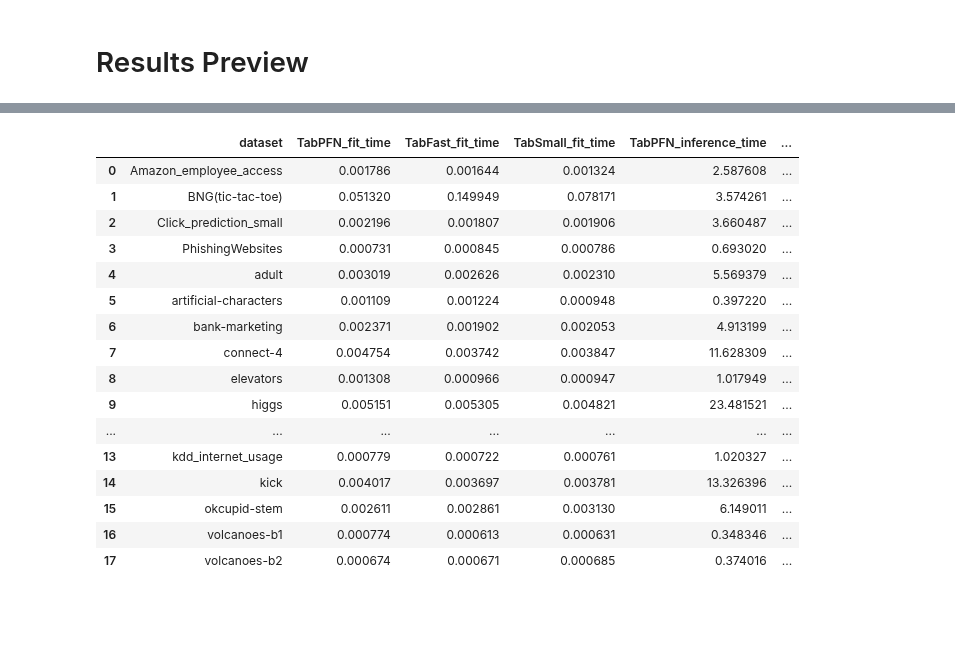
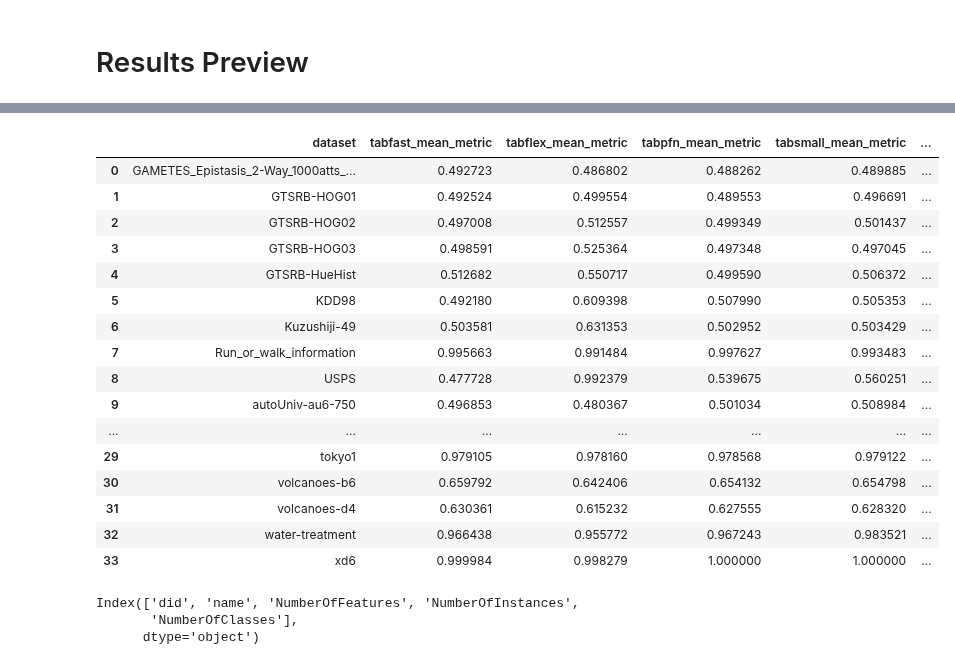
Before and after one commit to microsoft/ticl, a Jupyter notebook: mothernet/notebooks/large_test_set.ipynb, the cells around one changed output, grey strips where cells are left out. Drawn from its saved outputs; the diff is of its cells as text; code cells hidden in the pictures; blank space fills up the shorter version.

```diff
--- a/mothernet/notebooks/large_test_set.ipynb
+++ b/mothernet/notebooks/large_test_set.ipynb
@@ -44,7 +61,7 @@ os.environ['CUDA_VISIBLE_DEVICES'] = '0'
 # Datasets
 # %%
 cc_test_datasets_multiclass, cc_test_datasets_multiclass_df = load_openml_list(
-    open_cc_large_dids,
+    new_valid_dids,
     # [1491, 41986, 42343],
     multiclass=True,
     shuffled=True,
@@ -60,7 +77,7 @@ Number of datasets: 19
 eval_positions = [5000000]
 max_features = 5000
 n_samples = 1000000
-base_path = os.path.join('../')
+base_path = f'{root_dir}/tabflex/train_tabflex/mothernet'
 overwrite = False
 # max_times only affect non-nn models, nn models are not affected by max_times
 # for non-nn models, when the runtime is longer than the max_time, it should stop
@@ -196,14 +145,16 @@ evaluating knn on cpu
 # %%
 max_times = [10000000]
 device = "cuda"
+output_dir = f'{base_path}/results/tabular/multiclass'
+os.makedirs(output_dir, exist_ok=True)
 
 results_tabpfn = []
 
 tabpfn_models = {
-    # 'ssm_tabpfn_b4_largedatasetTrue_modellinear_attention_nsamples50000_08_01_2024_22_05_50': ('TabFast', '110'),
-    # 'prior_diff_real_checkpoint_n_0': ('TabPFN', '100'),
+    'ssm_tabpfn_b4_largedatasetTrue_modellinear_attention_nsamples50000_08_01_2024_22_05_50': ('TabFast', '110'),
+    'prior_diff_real_checkpoint_n_0': ('TabPFN', '100'),
     'ssm_tabpfn_b4_maxnumclasses100_modellinear_attention_numfeatures1000_n1024_validdatanew_warm_08_23_2024_19_25_40': ('TabFlex', '1410'),
-    # 'ssm_tabpfn_modellinear_attention_08_28_2024_19_00_44': ('TabSmall', '1210'),
+    'ssm_tabpfn_modellinear_attention_08_28_2024_19_00_44': ('TabSmall', '1210'),
 }
 
 for model_string in tabpfn_models:
@@ -217,7 +168,7 @@ for model_string in tabpfn_models:
     result = eval_on_datasets(
         'multiclass',
         model,
-        model_string,
+        tabpfn_models[model_string][0].lower(),
         cc_test_datasets_multiclass,
         eval_positions=eval_positions,
         max_times=max_times,
@@ -226,14 +177,15 @@ for model_string in tabpfn_models:
         n_samples=n_samples,
         base_path=base_path,
         overwrite=False,
-        fetch_only=False,
+        fetch_only=True,
         n_jobs=1,
         device=device,
     )
 
     results_tabpfn.append(result)
 
+
 # store the results as pickle
-with open(f'{base_path}/results/tabular/multiclass/tabpfn_summary.pkl', 'wb') as f:
+with open(f'{output_dir}/tabpfn_summary.pkl', 'wb') as f:
     pickle.dump(results_tabpfn, f)
 # %% [output]
@@ -303,35 +280,53 @@ results_view
 # %%
 cols = ['fit_time', 'inference_time', 'mean_metric']
 
 # Pivot the table
 pivot_table = results_view.pivot(index='dataset', columns='model', values=cols)
+models = pivot_table['fit_time'].columns.tolist()
 
 # Flatten column names
 pivot_table.columns = [f'{col[1]}_{col[0]}' for col in pivot_table.columns]
 
 # Reset index to make 'dataset' a column
 pivot_table = pivot_table.reset_index()
 
+# Calculate runtime by adding fit_time and inference_time
+for model in models:
+    pivot_table[f'{model}_runtime'] = pivot_table[f'{model}_fit_time'] + pivot_table[f'{model}_inference_time']
+
+# Update cols list to include runtime instead of fit_time and inference_time
+cols = ['runtime', 'mean_metric']
+
 columns_mapping = {f'{model_string}_{col}': f'{tabpfn_models[model_string][0]}_{col}' for model_string in tabpfn_models for col in cols}
 
 # Rename columns for clarity
 pivot_table = pivot_table.rename(columns=columns_mapping)
+
+# Drop the original fit_time and inference_time columns
+pivot_table = pivot_table.drop(columns=[col for col in pivot_table.columns if 'fit_time' in col or 'inference_time' in col])
+
 pivot_table
 # %% [output]
-|  | dataset | TabPFN_fit_time | TabFast_fit_time | TabSmall_fit_time | TabPFN_inference_time | ... |
-| 0 | Amazon_employee_access | 0.001786 | 0.001644 | 0.001324 | 2.587608 | ... |
-| 1 | BNG(tic-tac-toe) | 0.051320 | 0.149949 | 0.078171 | 3.574261 | ... |
-| 2 | Click_prediction_small | 0.002196 | 0.001807 | 0.001906 | 3.660487 | ... |
-| 3 | PhishingWebsites | 0.000731 | 0.000845 | 0.000786 | 0.693020 | ... |
-| 4 | adult | 0.003019 | 0.002626 | 0.002310 | 5.569379 | ... |
-| 5 | artificial-characters | 0.001109 | 0.001224 | 0.000948 | 0.397220 | ... |
-| 6 | bank-marketing | 0.002371 | 0.001902 | 0.002053 | 4.913199 | ... |
-| 7 | connect-4 | 0.004754 | 0.003742 | 0.003847 | 11.628309 | ... |
-| 8 | elevators | 0.001308 | 0.000966 | 0.000947 | 1.017949 | ... |
-| 9 | higgs | 0.005151 | 0.005305 | 0.004821 | 23.481521 | ... |
+|  | dataset | tabfast_mean_metric | tabflex_mean_metric | tabpfn_mean_metric | tabsmall_mean_metric | ... |
+| 0 | GAMETES_Epistasis_2-Way_1000atts_... | 0.492723 | 0.486802 | 0.488262 | 0.489885 | ... |
+| 1 | GTSRB-HOG01 | 0.492524 | 0.499554 | 0.489553 | 0.496691 | ... |
+| 2 | GTSRB-HOG02 | 0.497008 | 0.512557 | 0.499349 | 0.501437 | ... |
+| 3 | GTSRB-HOG03 | 0.498591 | 0.525364 | 0.497348 | 0.497045 | ... |
+| 4 | GTSRB-HueHist | 0.512682 | 0.550717 | 0.499590 | 0.506372 | ... |
+| 5 | KDD98 | 0.492180 | 0.609398 | 0.507990 | 0.505353 | ... |
+| 6 | Kuzushiji-49 | 0.503581 | 0.631353 | 0.502952 | 0.503429 | ... |
+| 7 | Run_or_walk_information | 0.995663 | 0.991484 | 0.997627 | 0.993483 | ... |
+| 8 | USPS | 0.477728 | 0.992379 | 0.539675 | 0.560251 | ... |
+| 9 | autoUniv-au6-750 | 0.496853 | 0.480367 | 0.501034 | 0.508984 | ... |
 | ... | ... | ... | ... | ... | ... | ... |
-| 13 | kdd_internet_usage | 0.000779 | 0.000722 | 0.000761 | 1.020327 | ... |
-| 14 | kick | 0.004017 | 0.003697 | 0.003781 | 13.326396 | ... |
-| 15 | okcupid-stem | 0.002611 | 0.002861 | 0.003130 | 6.149011 | ... |
-| 16 | volcanoes-b1 | 0.000774 | 0.000613 | 0.000631 | 0.348346 | ... |
-| 17 | volcanoes-b2 | 0.000674 | 0.000671 | 0.000685 | 0.374016 | ... |
+| 29 | tokyo1 | 0.979105 | 0.978160 | 0.978568 | 0.979122 | ... |
+| 30 | volcanoes-b6 | 0.659792 | 0.642406 | 0.654132 | 0.654798 | ... |
+| 31 | volcanoes-d4 | 0.630361 | 0.615232 | 0.627555 | 0.628320 | ... |
+| 32 | water-treatment | 0.966438 | 0.955772 | 0.967243 | 0.983521 | ... |
+| 33 | xd6 | 0.999984 | 0.998279 | 1.000000 | 1.000000 | ... |
+# %%
+preview.columns
+# %% [output]
+Index(['did', 'name', 'NumberOfFeatures', 'NumberOfInstances',
+       'NumberOfClasses'],
+      dtype='object')
```
Also changed, not shown: parts of 18 cells of this notebook, 2 other files.
